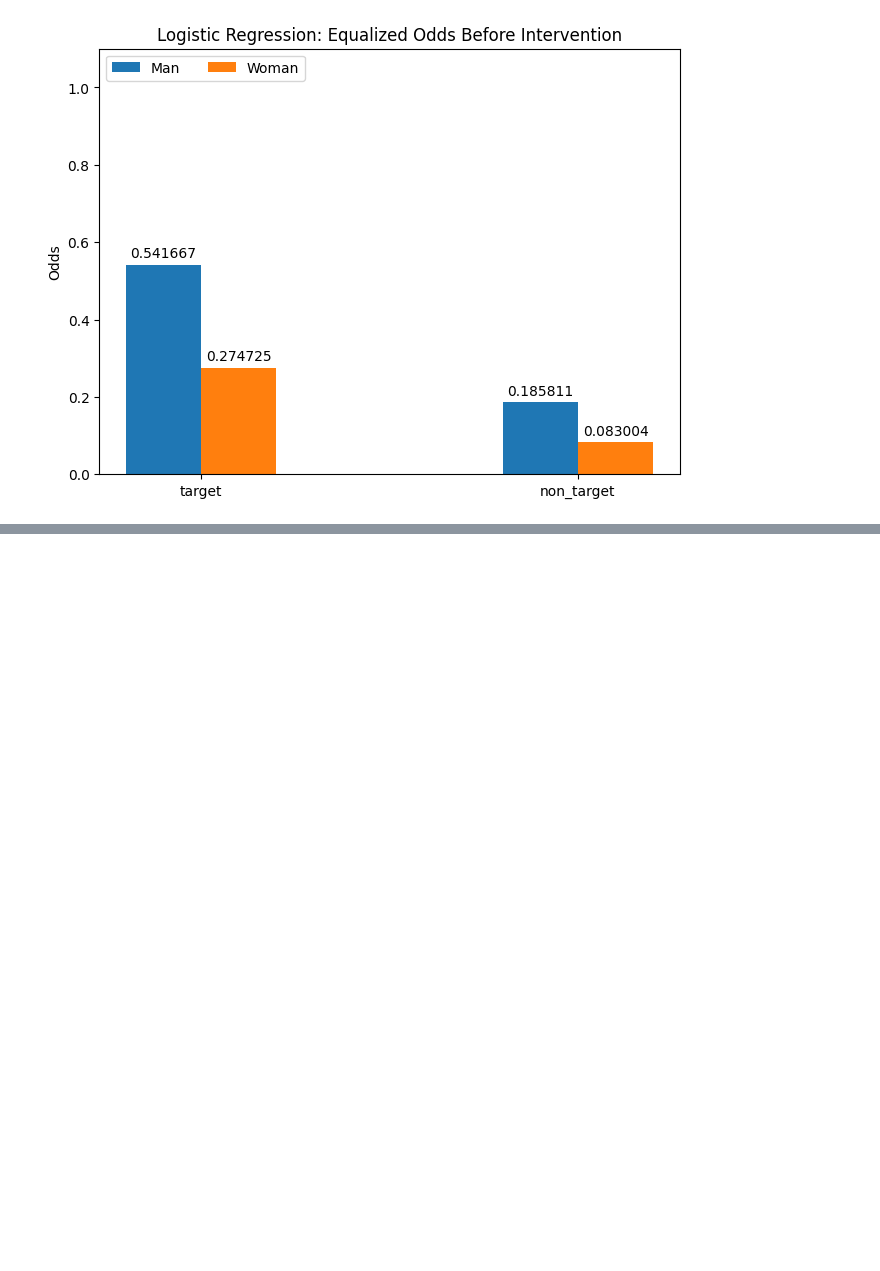
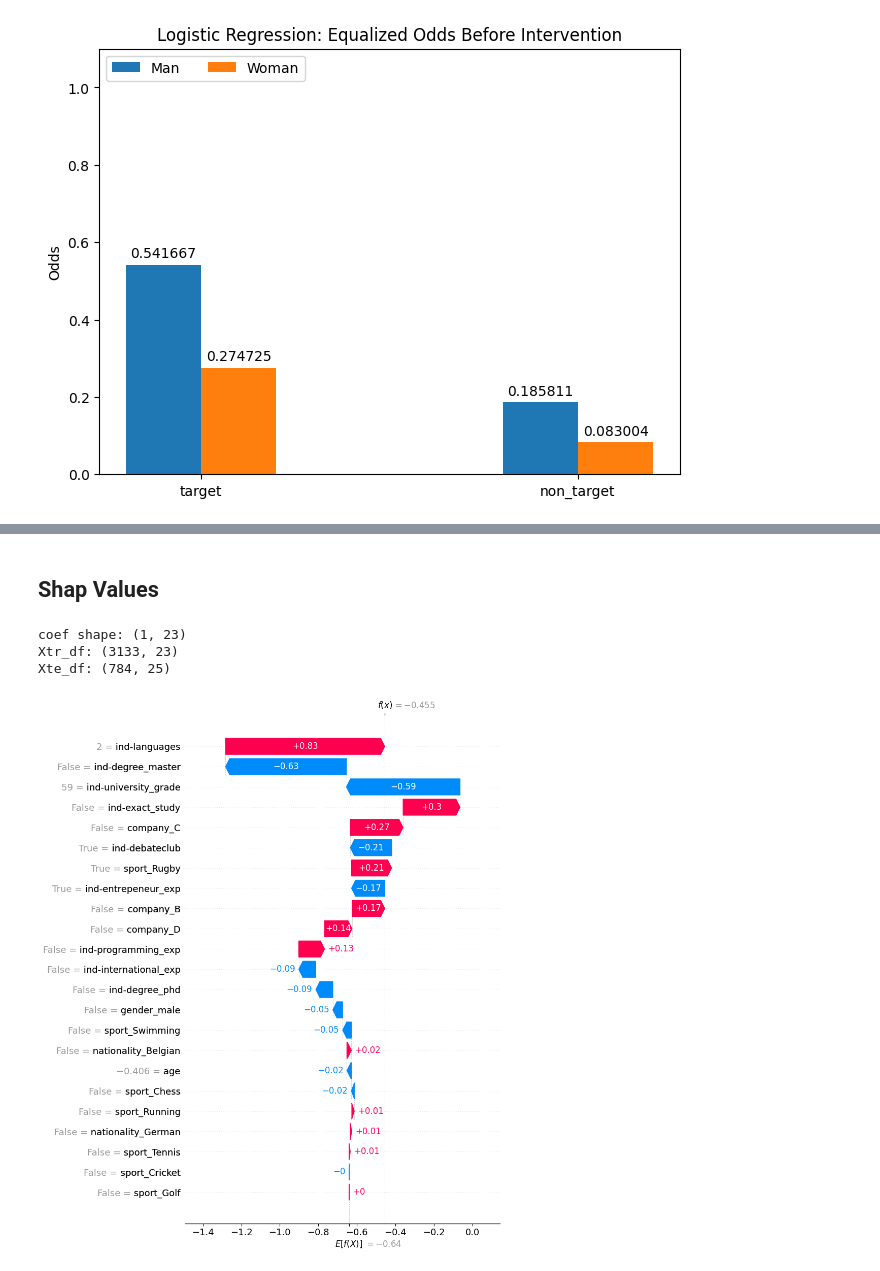
Before and after one commit to MiriamEspinosa/Gender_Fairness_Recruitment, a Jupyter notebook: Final_Assignment/final_assignment.ipynb, the cells around one changed output, grey strips where cells are left out. Drawn from its saved outputs; the diff is of its cells as text; code cells hidden in the pictures; blank space fills up the shorter version.

```diff
--- a/Final_Assignment/final_assignment.ipynb
+++ b/Final_Assignment/final_assignment.ipynb
@@ -410,0 +576,20 @@ plt.show()
+# %% [markdown]
+## Shap Values
+# %%
+print("coef shape:", log.coef_.shape)
+print("Xtr_df:", Xtr_df.shape)
+print("Xte_df:", Xte_df.shape)
+# %% [output]
+coef shape: (1, 23)
+Xtr_df: (3133, 23)
+Xte_df: (784, 25)
+# %%
+Xte_df_shap = Xte_df.drop(columns=["pred", "target"])
+# %%
+model = log
+explainer = shap.Explainer(model,masker=Xtr_df, model_output='probability')
+shap_values = explainer(Xte_df_shap)
+# %%
+shap.waterfall_plot(shap_values[0], max_display=len(Xte_df_shap.columns))
+# %% [output]
+[figure, added]
```
Also changed, not shown: parts of 40 cells of this notebook.
